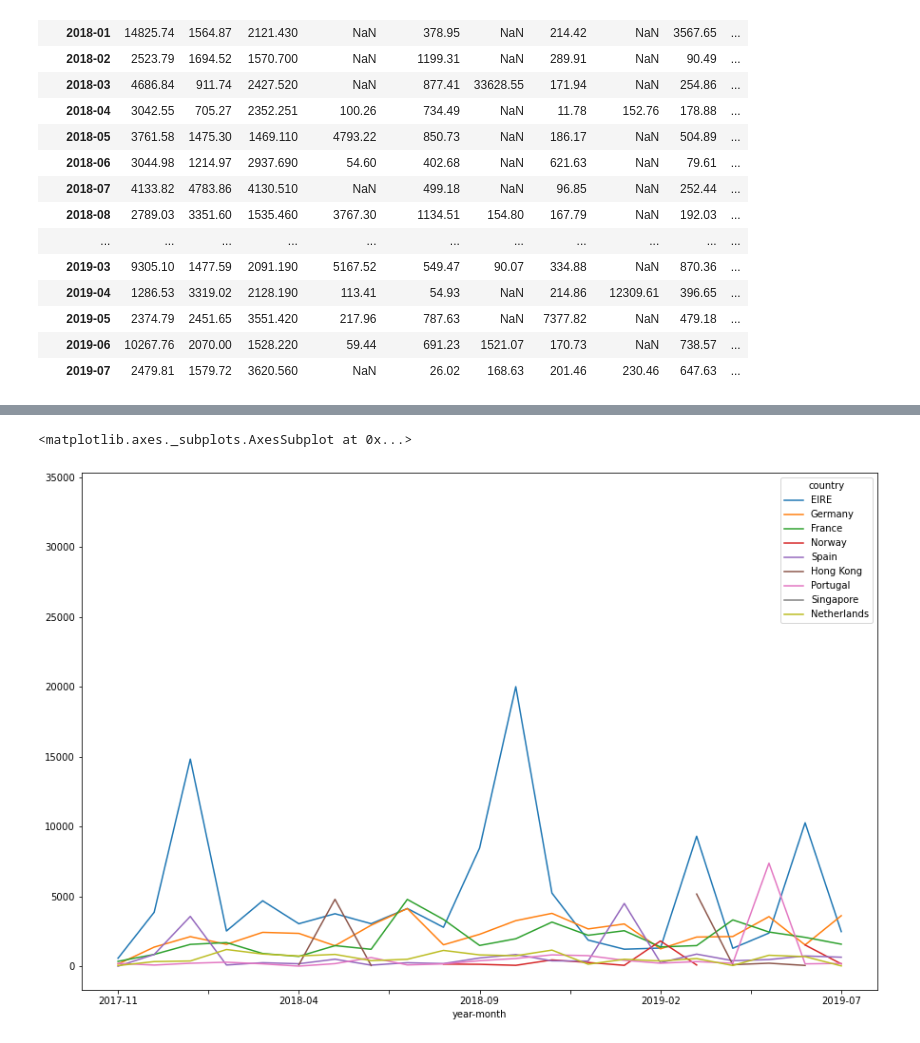
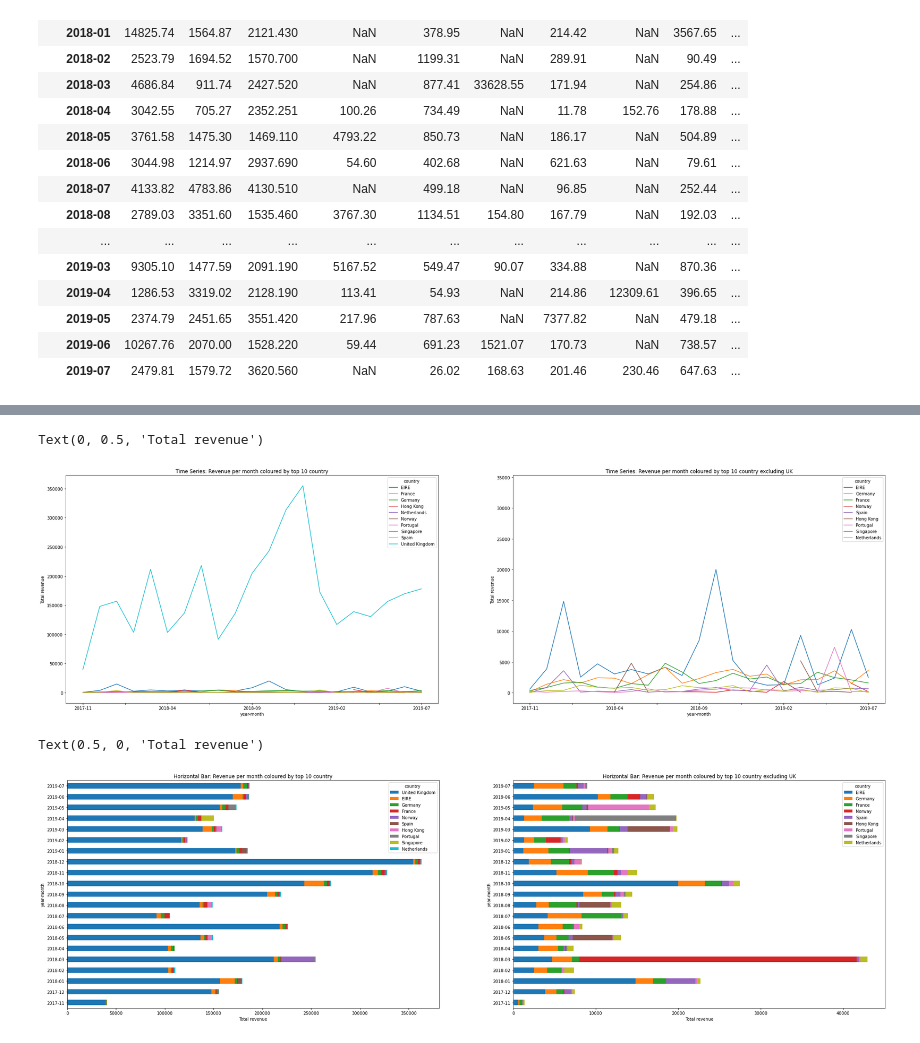
Before and after one commit to richardcure/capstone, a Jupyter notebook: EDA.ipynb, the cells around one changed output, grey strips where cells are left out. Cells and saved outputs as stored; diff of their text form; code cells hidden in the pictures.

```diff
--- a/EDA.ipynb
+++ b/EDA.ipynb
@@ -195,11 +195,13 @@ Australia                    0
 Name: country, dtype: int64
 # %%
 #groupby on country and month
-dfidxd = dftop10.groupby(by=['country', 'year-month'])['price'].sum()
+dfidxd = dftop10.groupby(by=['country', 'year-month']).sum()
+
+dfidxdprice = dfidxd['price']
 #filter out top 10 countries, move country back from index as a column
-dfidxd = dfidxd.loc[top10revenuecountries].unstack('country')
+dfidxdprice = dfidxdprice.loc[top10revenuecountries].unstack('country')
 #view table to plot as time series
-dfidxd
+dfidxdprice
 # %% [output]
 | country | EIRE | France | Germany | Hong Kong | Netherlands | Norway | Portugal | Singapore | Spain | ... |
 | year-month |  |  |  |  |  |  |  |  |  | ... |
@@ -235,6 +231,32 @@ top10revenuecountries_no_uk.remove('United Kingdom')
-# %%
-#plot revenue over time without the UK to see other 9 countries
-dfidxd[top10revenuecountries_no_uk].plot(figsize=(15,10))
-# %% [output]
-<matplotlib.axes._subplots.AxesSubplot at 0x...>
-[figure, removed]
+# %%
+#plot time series of total revenue per month for top 10 countries for all data
+fig, axs = plt.subplots(1,2, figsize=(35,10))
+
+dfidxdprice.plot(ax=axs[0])
+axs[0].set_title('Time Series: Revenue per month coloured by top 10 country')
+axs[0].yaxis.set_label_text('Total revenue')
+
+#plot time series of total revenue over time without the UK to see other 9 countries
+dfidxdprice[top10revenuecountries_no_uk].plot(ax=axs[1])
+axs[1].set_title('Time Series: Revenue per month coloured by top 10 country excluding UK')
+axs[1].yaxis.set_label_text('Total revenue')
+# %% [output]
+Text(0, 0.5, 'Total revenue')
+[figure, added]
+# %%
+#returning to visualise revenue per month, this time coloured by top 10 country
+fig, axs = plt.subplots(1,2, figsize=(35,10))
+
+dfidxdprice[top10revenuecountries].plot(kind='barh', stacked=True, ax=axs[0])
+axs[0].set_title('Horizontal Bar: Revenue per month coloured by top 10 country')
+axs[0].xaxis.set_label_text('Total revenue')
+
+#visualise revenue per month of top 10 without UK
+dfidxdprice[top10revenuecountries_no_uk].plot(kind='barh', stacked=True, ax=axs[1])
+axs[1].set_title('Horizontal Bar: Revenue per month coloured by top 10 country excluding UK')
+axs[1].xaxis.set_label_text('Total revenue')
+
+#dfidxdprice[top10revenuecountries].plot(kind='barh', stacked=True, figsize=(15,10))
+# %% [output]
+Text(0.5, 0, 'Total revenue')
+[figure, added]
```
Also changed, not shown: parts of 12 cells of this notebook.
